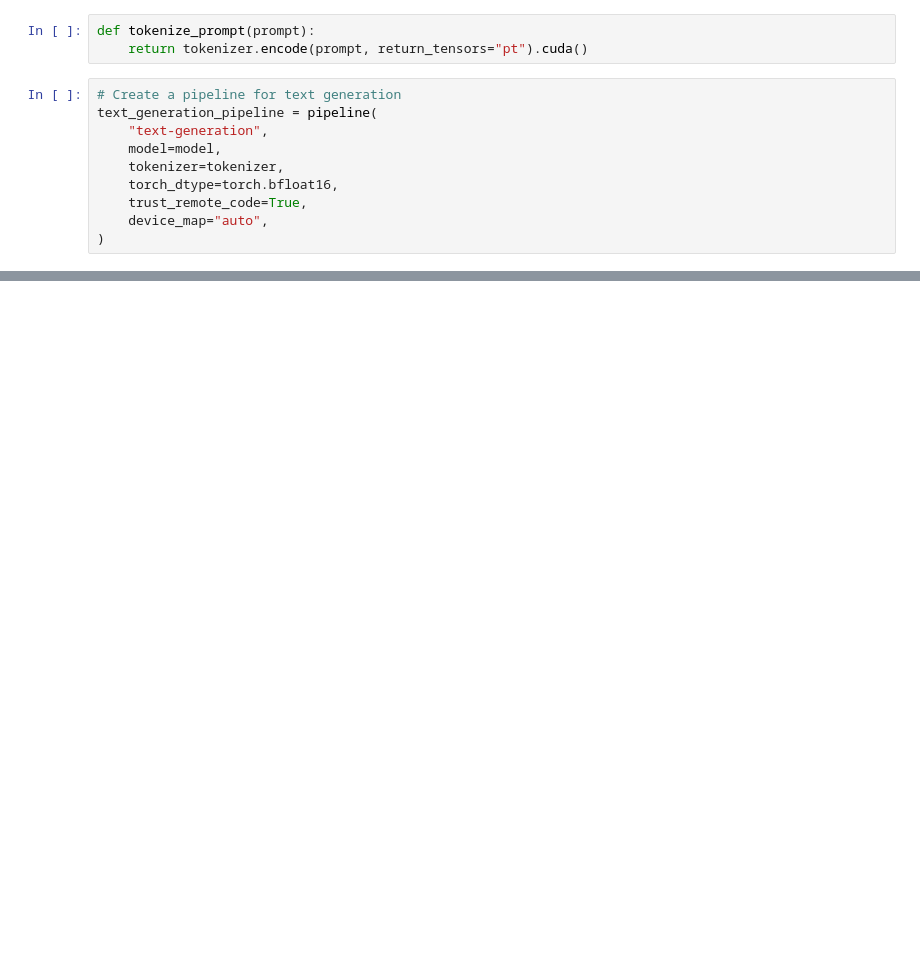
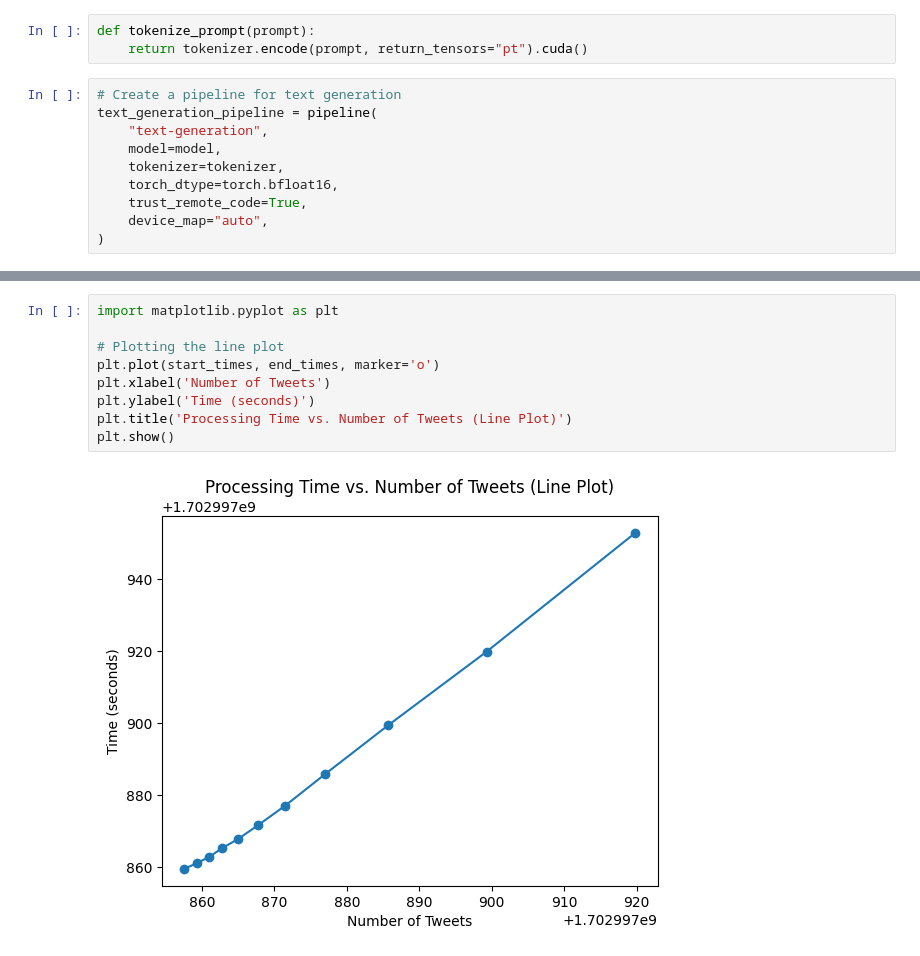
Before and after one commit to rajhaq/AP2-Social-media-data-for-better-local-forecasts, a Jupyter notebook: bootcamp/AP2/Day3/07Falcon40b.ipynb, the cells around one changed output, grey strips where cells are left out. Saved outputs shown, nothing was run; the diff lists cells and outputs as text; blank space fills up the shorter version.

```diff
--- a/bootcamp/AP2/Day3/07Falcon40b.ipynb
+++ b/bootcamp/AP2/Day3/07Falcon40b.ipynb
@@ -72,0 +401,11 @@ IndexError: too many indices for tensor of dimension 1
+# %%
+import matplotlib.pyplot as plt
+
+# Plotting the line plot
+plt.plot(start_times, end_times, marker='o')
+plt.xlabel('Number of Tweets')
+plt.ylabel('Time (seconds)')
+plt.title('Processing Time vs. Number of Tweets (Line Plot)')
+plt.show()
+# %% [output]
+[figure, added]
```
Also changed, not shown: parts of 21 cells of this notebook, 1 other file.
